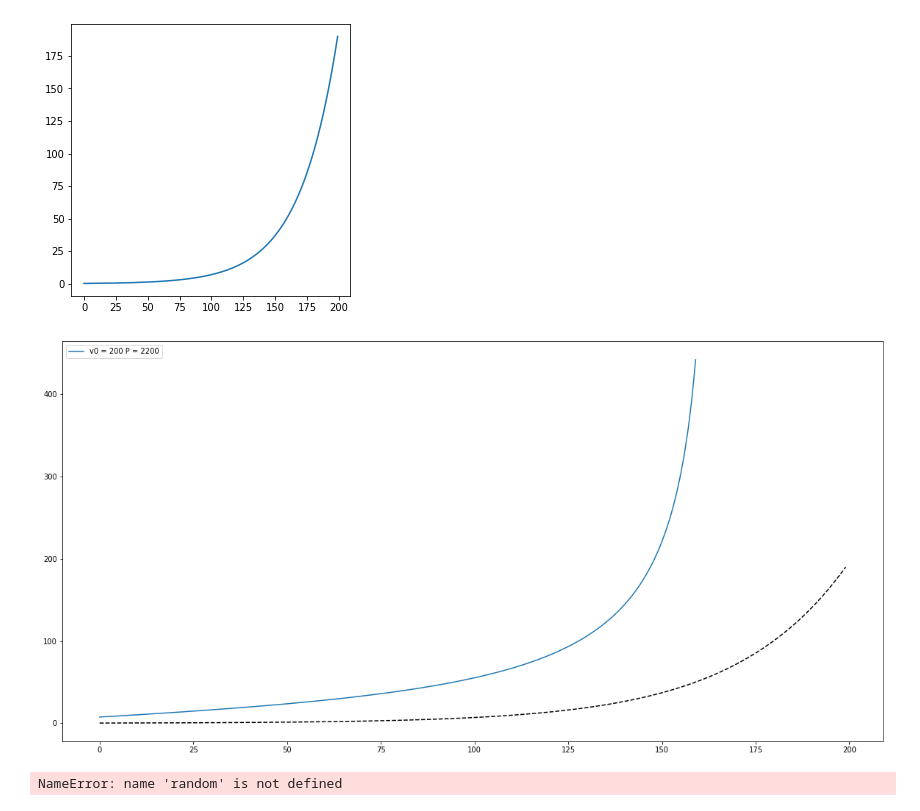
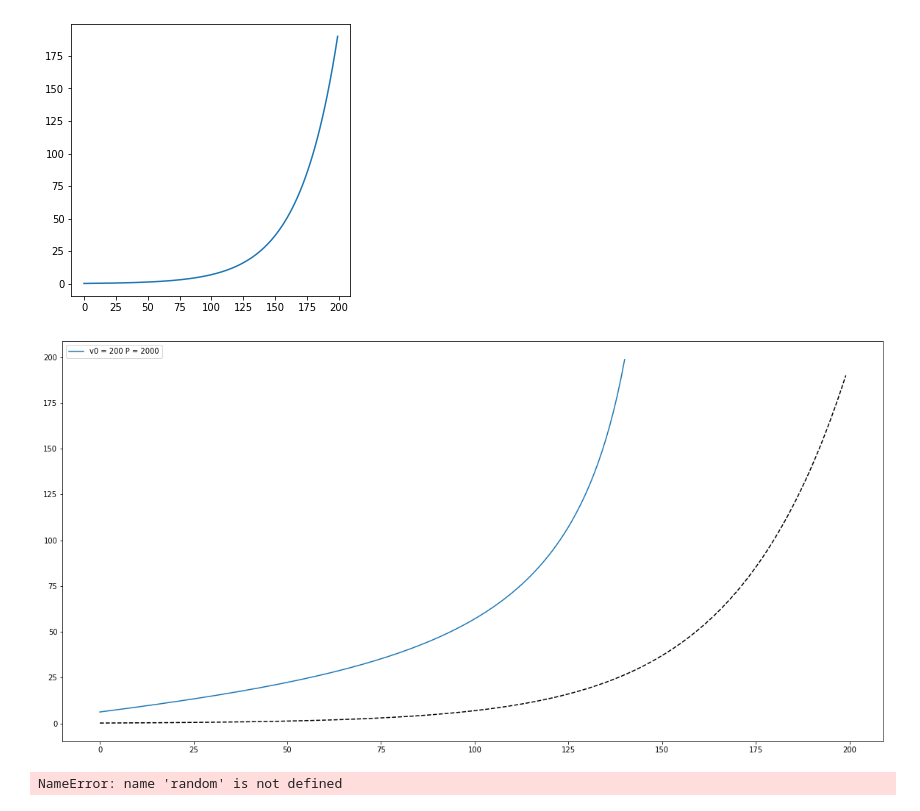
Before and after one commit to Xuan-Anh/PSO_GA_UAV_-Rescue_covid19, a Jupyter notebook: test.ipynb, the cells around one changed output. Saved outputs shown, nothing was run; the diff lists cells and outputs as text; code cells hidden in the pictures.

```diff
--- a/test.ipynb
+++ b/test.ipynb
@@ -22,12 +22,22 @@ import math
 ox = []
 oy = []
 oz = []
-for x in range(200):
+def get_travel_time(w):
+    g = 9.8
+    Wd = 60
+    v0 = 200
+    P = 2000
+    ts = np.sin(np.arccos(g*(Wd + w)/P))
+    ms = np.sin(np.arccos(g*w/P))
+    # print(ms)
+    travel_time  = ms/ts*v0 - v0
+
+    return travel_time
+for x in range(80):
     ox.append(x)
-    y = ((math.e)**(x/30))*1/4
-    y =1/ (1-x/300)
+    y = get_travel_time(x)
     oy.append(y)
-    oz.append(x*0.8*y)
+    oz.append(x*y)
 import matplotlib.pyplot as plt
 plt.figure(figsize=(5,5))
 plt.plot(ox, oy)
@@ -62,16 +73,16 @@ plt.show()
 [figure]
 # %%
 import numpy as np
-def get_travel_time(w, Wd,  v0, P):
+def get_travel_time(w, Wd, v0, P):
     g = 9.8
-    Wd = 45
-    P = 2400
-    v0 = 150
+    # Wd = 60
+    # v0 = 200
+    # P = 2000
     ts = np.sin(np.arccos(g*(Wd + w)/P))
-    # print(ts)
     ms = np.sin(np.arccos(g*w/P))
     # print(ms)
     travel_time  = ms/ts*v0 - v0
+
     return travel_time
 # %%
 import math
@@ -84,40 +95,42 @@ oy_1 = []
 
 Wd_list = [35, 40, 45, 50, 55, 60]
 v0_list = [150, 200, 250, 300, 350, 400 ]
 P_list = [2000, 2200, 2400, 2600, 2800, 3000]
+threshold = 200
 for w in range(200):
-                ox.append(w)
-                y = ((math.e)**(w/30))*1/4
-                oy.append(y)
+    y = ((math.e)**(w/30))*1/4
+    if y < threshold:
+        ox.append(w)
+        oy.append(y)
 plt.figure(figsize=(20,10))
 plt.plot(ox, oy, 'k--')
 ox = []
 oy = []
 oz = []
 oy_1 = []
 
-wd = 60
+wd = 50
 v0_list = [200]
-P_list = [2200]
+P_list = [2000]
 for v0 in v0_list:
     for P in    P_list:
         for w in range(200):
             y_1 = get_travel_time(w, wd, v0, P)
-            if y_1 < 500:
+            if y_1 < threshold:
                 ox.append(w)
                 # y =1/ (1-w/250)
 
                 # oy.append(y)
                 oy_1.append(y_1)
                 oz.append(w*0.8*y)
         plt.plot(ox, oy_1, label = 'v0 = '+str(v0)+' P = '+str(P))
 
         ox = []
         oy_1 = []
 plt.legend(loc="upper left")
 plt.show()
 # %% [output]
-[figure, old version]
+[figure, new version]
 # %%
 random.uniform(0, phi1)
 # %% [output]
```
Also changed, not shown: parts of 4 cells of this notebook, 4 other files.
